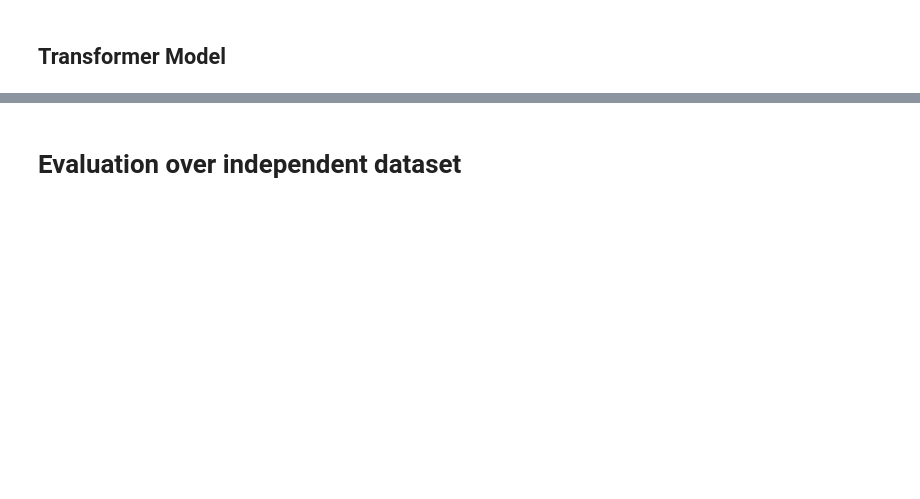
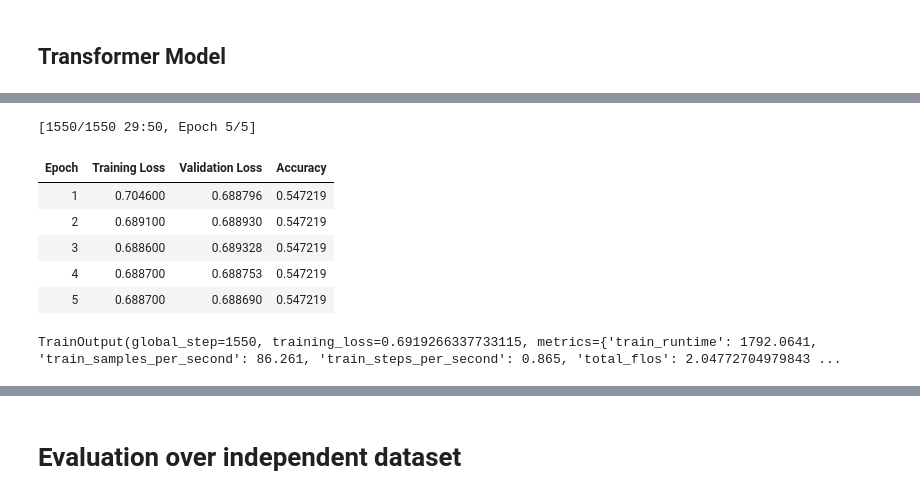
Before and after one commit to sofzcc/Ironhack-Technical-Challenge, a Jupyter notebook: true-and-fake-news.ipynb, the cells around one changed output, grey strips where cells are left out. Saved outputs shown, nothing was run; the diff lists cells and outputs as text; code cells hidden in the pictures; blank space fills up the shorter version.

```diff
--- a/true-and-fake-news.ipynb
+++ b/true-and-fake-news.ipynb
@@ -421,0 +525,11 @@ plt.show()
+# %%
+trainer.train()
+# %% [output]
+[1550/1550 29:50, Epoch 5/5]
+| Epoch | Training Loss | Validation Loss | Accuracy |
+| 1 | 0.704600 | 0.688796 | 0.547219 |
+| 2 | 0.689100 | 0.688930 | 0.547219 |
+| 3 | 0.688600 | 0.689328 | 0.547219 |
+| 4 | 0.688700 | 0.688753 | 0.547219 |
+| 5 | 0.688700 | 0.688690 | 0.547219 |
+TrainOutput(global_step=1550, training_loss=0.6919266337733115, metrics={'train_runtime': 1792.0641, 'train_samples_per_second': 86.261, 'train_steps_per_second': 0.865, 'total_flos': 2.04772704979843 ...
```
Also changed, not shown: parts of 33 cells of this notebook.
